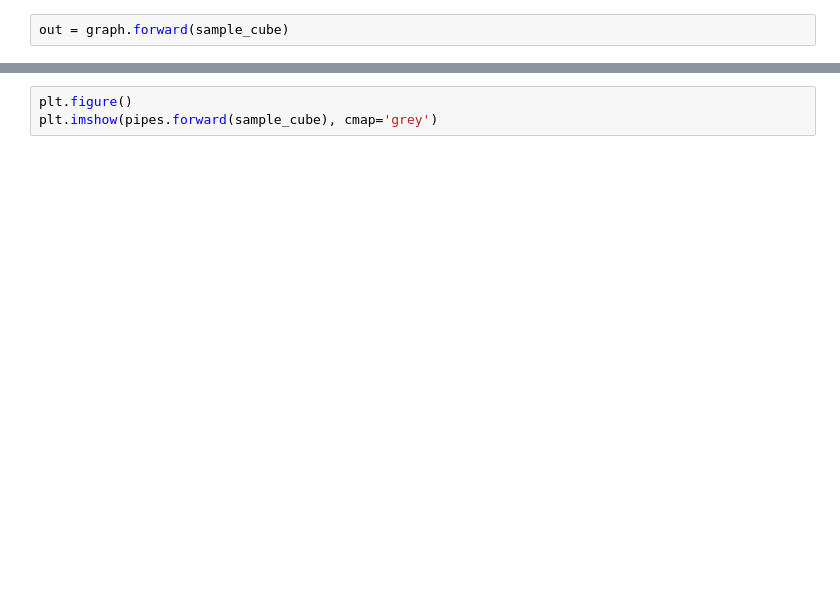
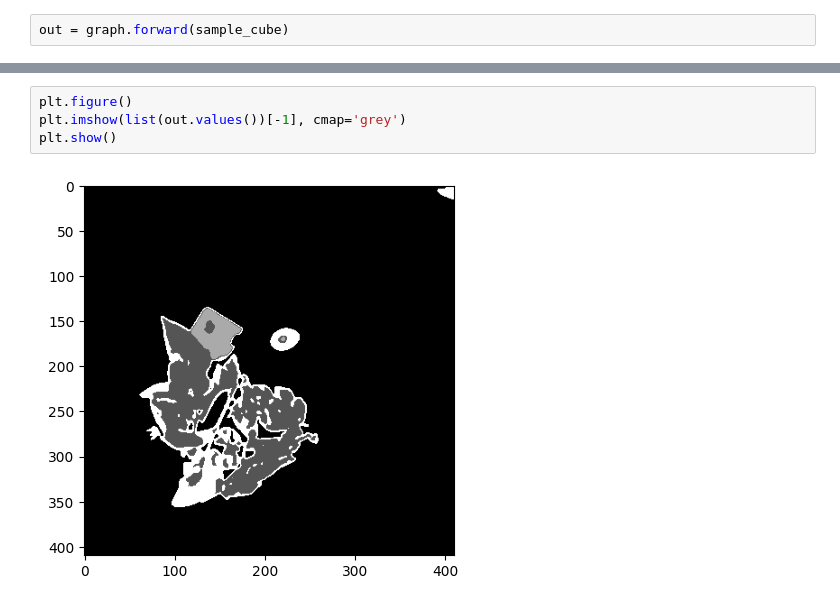
Before and after one commit to cubert-hyperspectral/cuvis.ai, a Jupyter notebook: Minimal_Example.ipynb, the cells around one changed output, grey strips where cells are left out. Saved outputs shown, nothing was run; the diff lists cells and outputs as text; blank space fills up the shorter version.

```diff
--- a/Minimal_Example.ipynb
+++ b/Minimal_Example.ipynb
@@ -71,3 +50,6 @@ pipes.forward(sample_cube)
 # %%
 plt.figure()
-plt.imshow(pipes.forward(sample_cube), cmap='grey')
+plt.imshow(list(out.values())[-1], cmap='grey')
+plt.show()
+# %% [output]
+[figure, added]
```
Also changed, not shown: parts of 16 cells of this notebook, 10 other files.
